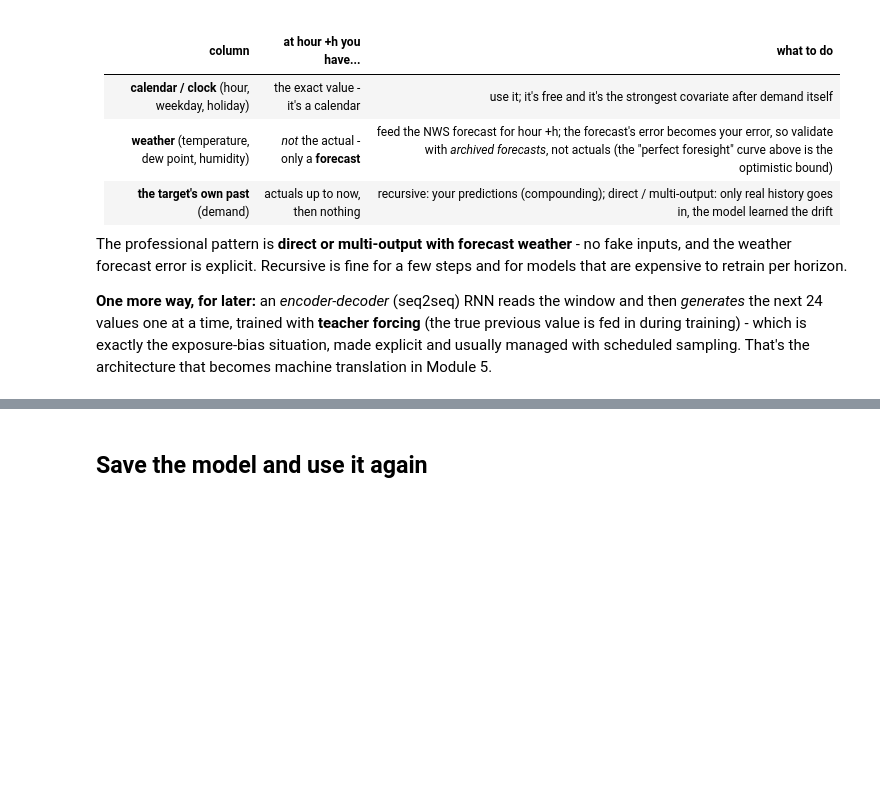
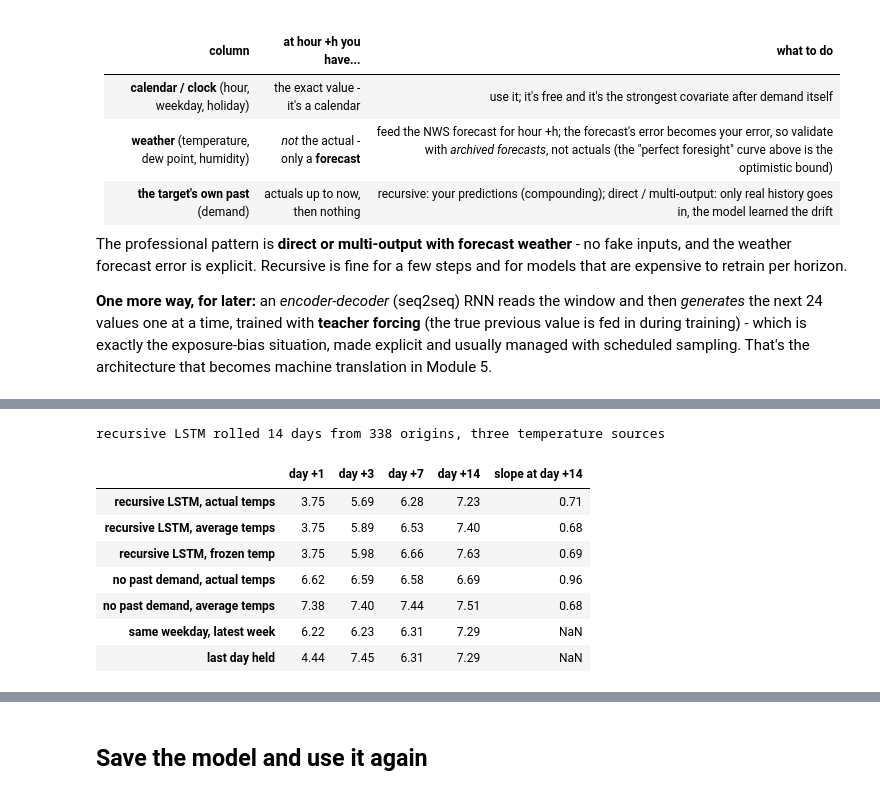
Before and after one commit to drdave-teaching/OPIM5509-notebooks, a Jupyter notebook: Module4/Multi_Step_Forecasting_Strategies.ipynb, the cells around one changed output, grey strips where cells are left out. Drawn from its saved outputs; the diff is of its cells as text; code cells hidden in the pictures; blank space fills up the shorter version.

```diff
--- a/Module4/Multi_Step_Forecasting_Strategies.ipynb
+++ b/Module4/Multi_Step_Forecasting_Strategies.ipynb
@@ -223,0 +262,74 @@ The professional pattern is **direct or multi-output with forecast weather** - n
+# %%
+d_steps, d_out = 14, 14                                                # two weeks in, two weeks out
+keras.utils.set_random_seed(5509)
+Xd = np.stack([D_tr[i:i+d_steps] for i in range(len(D_tr) - d_steps)]); yd = D_tr[d_steps:, -1]
+daily_lstm = Sequential([LSTM(32, input_shape=Xd.shape[1:]), Dense(1)])
+daily_lstm.compile(optimizer="adam", loss="mse")
+daily_lstm.fit(Xd, yd, epochs=60, batch_size=32, validation_split=0.2, verbose=0,
+               callbacks=[EarlyStopping(monitor="val_loss", patience=8, restore_best_weights=True)])
+
+n_o = len(D_te) - d_steps - d_out + 1
+d_dates = d_te.index
+d_truth = to_gwh(np.stack([D_te[i+d_steps:i+d_steps+d_out, -1] for i in range(n_o)]))
+
+def roll_daily(temp_source):
+    window = np.stack([D_te[i:i+d_steps] for i in range(n_o)])
+    frozen = window[:, -1, 0].copy()                                   # last observed temperature
+    out = np.zeros((n_o, d_out))
+    for h in range(d_out):
+        p = daily_lstm.predict(window, verbose=0).ravel(); out[:, h] = p
+        nxt = np.stack([D_te[i+d_steps+h] for i in range(n_o)]).copy()  # calendar columns: known exactly
+        if temp_source == "average":
+            nxt[:, 0] = [t_scaled(clim.get(d_dates[i+d_steps+h].dayofyear, clim.mean())) for i in range(n_o)]
+        elif temp_source == "frozen":
+            nxt[:, 0] = frozen
+        nxt[:, -1] = p                                                  # demand: our own prediction
+        window = np.concatenate([window[:, 1:], nxt[:, None]], axis=1)
+    return to_gwh(out)
+
+rec_daily = {src: roll_daily(src) for src in ["actual", "average", "frozen"]}
+print("recursive LSTM rolled 14 days from", n_o, "origins, three temperature sources")
+# %% [output]
+recursive LSTM rolled 14 days from 338 origins, three temperature sources
+# %%
+# no past demand at all: demand(day) = f(temperature(day), calendar(day))
+keras.utils.set_random_seed(5509)
+nolag = Sequential([Dense(32, activation="relu", input_shape=(5,)), Dense(16, activation="relu"), Dense(1)])
+nolag.compile(optimizer="adam", loss="mse")
+nolag.fit(D_tr[:, :5], D_tr[:, -1], epochs=200, batch_size=32, validation_split=0.2, verbose=0,
+          callbacks=[EarlyStopping(monitor="val_loss", patience=15, restore_best_weights=True)])
+
+nolag_daily = {}
+for src in ["actual", "average"]:
+    Z = D_te[:, :5].copy()
+    if src == "average":
+        Z[:, 0] = [t_scaled(clim.get(dt.dayofyear, clim.mean())) for dt in d_dates]
+    p = to_gwh(nolag.predict(Z, verbose=0).ravel())
+    nolag_daily[src] = np.stack([p[i+d_steps:i+d_steps+d_out] for i in range(n_o)])
+
+dd = d_te["demand"].values
+lag = lambda h: 7 if h < 7 else 14                                      # most recent same weekday known at the origin
+d_naive = np.array([np.abs(dd[d_steps+h:d_steps+h+n_o] - dd[d_steps+h-lag(h):d_steps+h-lag(h)+n_o]).mean() for h in range(d_out)])
+d_pers = np.array([np.abs(dd[d_steps+h:d_steps+h+n_o] - dd[d_steps-1:d_steps-1+n_o]).mean() for h in range(d_out)])
+
+models = {"recursive LSTM, actual temps":   rec_daily["actual"],
+          "recursive LSTM, average temps":  rec_daily["average"],
+          "recursive LSTM, frozen temp":    rec_daily["frozen"],
+          "no past demand, actual temps":   nolag_daily["actual"],
+          "no past demand, average temps":  nolag_daily["average"]}
+H = [0, 2, 6, 13]
+table = pd.DataFrame({k: np.abs(P - d_truth).mean(axis=0)[H] for k, P in models.items()}).T
+table.loc["same weekday, latest week"] = d_naive[H]
+table.loc["last day held"] = d_pers[H]
+table.columns = [f"day +{h+1}" for h in H]
+table["slope at day +14"] = [np.polyfit(d_truth[:, 13], P[:, 13], 1)[0] for P in models.values()] + [np.nan, np.nan]
+table.round(2)
+# %% [output]
+|  | day +1 | day +3 | day +7 | day +14 | slope at day +14 |
+| recursive LSTM, actual temps | 3.75 | 5.69 | 6.28 | 7.23 | 0.71 |
+| recursive LSTM, average temps | 3.75 | 5.89 | 6.53 | 7.40 | 0.68 |
+| recursive LSTM, frozen temp | 3.75 | 5.98 | 6.66 | 7.63 | 0.69 |
+| no past demand, actual temps | 6.62 | 6.59 | 6.58 | 6.69 | 0.96 |
+| no past demand, average temps | 7.38 | 7.40 | 7.44 | 7.51 | 0.68 |
+| same weekday, latest week | 6.22 | 6.23 | 6.31 | 7.29 | NaN |
+| last day held | 4.44 | 7.45 | 6.31 | 7.29 | NaN |
```
Also changed, not shown: parts of 6 cells of this notebook, 2 other files.
